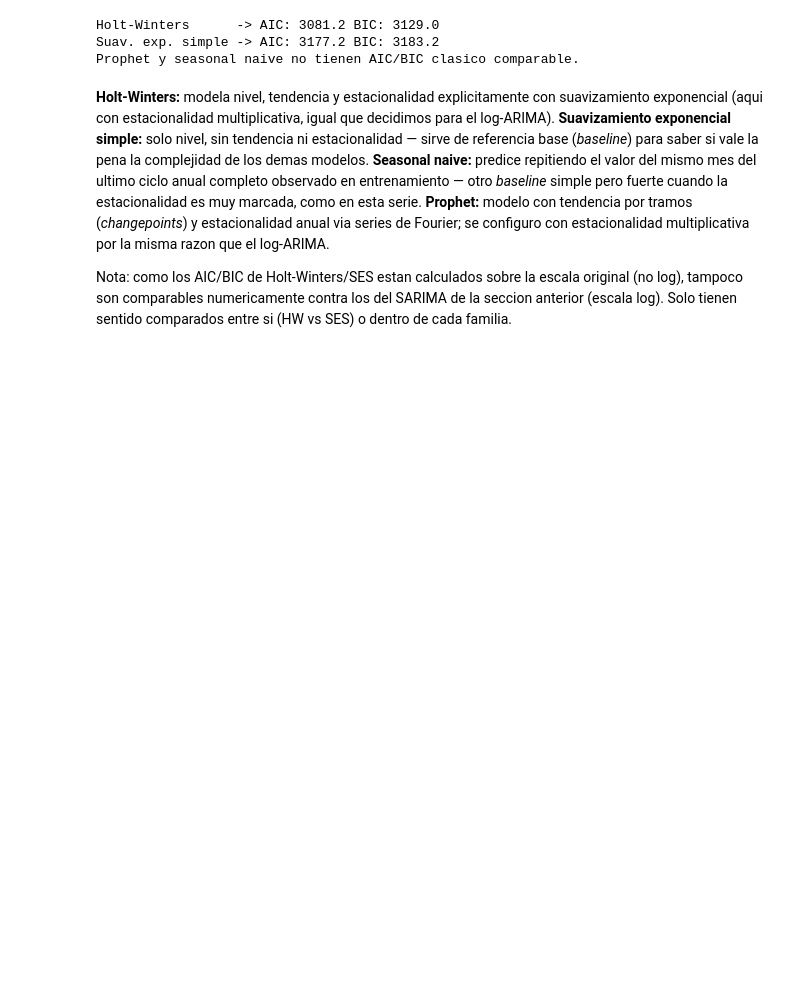
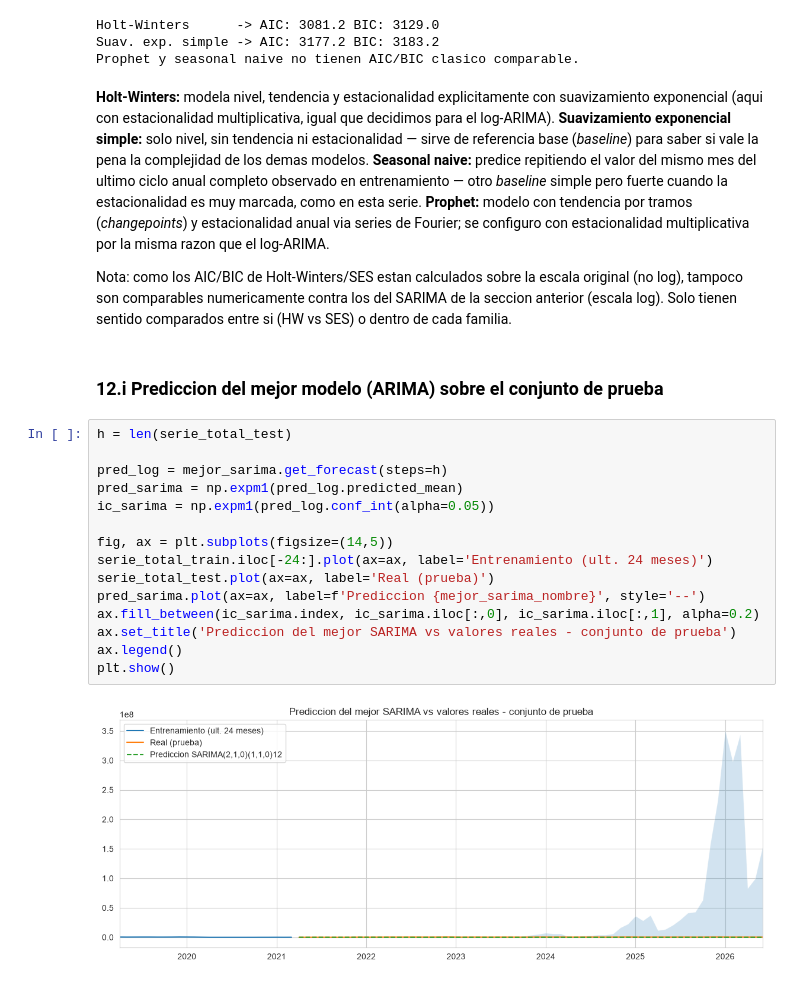
Before and after one commit to DavidDominguez-11/DS-Lab1, a Jupyter notebook: Lab1_Series_de_Tiempo.ipynb, the cells around one changed output. Saved outputs shown, nothing was run; the diff lists cells and outputs as text; blank space fills up the shorter version.

Commit message:
prediccion, comparacion y seleccion

```diff
--- a/Lab1_Series_de_Tiempo.ipynb
+++ b/Lab1_Series_de_Tiempo.ipynb
@@ -905,3 +905,22 @@ Prophet y seasonal naive no tienen AIC/BIC clasico comparable.
 **Holt-Winters:** modela nivel, tendencia y estacionalidad explicitamente con suavizamiento exponencial (aqui con estacionalidad multiplicativa, igual que decidimos para el log-ARIMA). **Suavizamiento exponencial simple:** solo nivel, sin tendencia ni estacionalidad — sirve de referencia base (*baseline*) para saber si vale la pena la complejidad de los demas modelos. **Seasonal naive:** predice repitiendo el valor del mismo mes del ultimo ciclo anual completo observado en entrenamiento — otro *baseline* simple pero fuerte cuando la estacionalidad es muy marcada, como en esta serie. **Prophet:** modelo con tendencia por tramos (*changepoints*) y estacionalidad anual via series de Fourier; se configuro con estacionalidad multiplicativa por la misma razon que el log-ARIMA.
 
 Nota: como los AIC/BIC de Holt-Winters/SES estan calculados sobre la escala original (no log), tampoco son comparables numericamente contra los del SARIMA de la seccion anterior (escala log). Solo tienen sentido comparados entre si (HW vs SES) o dentro de cada familia.
+# %% [markdown]
+### 12.i Prediccion del mejor modelo (ARIMA) sobre el conjunto de prueba
+# %%
+h = len(serie_total_test)
+
+pred_log = mejor_sarima.get_forecast(steps=h)
+pred_sarima = np.expm1(pred_log.predicted_mean)
+ic_sarima = np.expm1(pred_log.conf_int(alpha=0.05))
+
+fig, ax = plt.subplots(figsize=(14,5))
+serie_total_train.iloc[-24:].plot(ax=ax, label='Entrenamiento (ult. 24 meses)')
+serie_total_test.plot(ax=ax, label='Real (prueba)')
+pred_sarima.plot(ax=ax, label=f'Prediccion {mejor_sarima_nombre}', style='--')
+ax.fill_between(ic_sarima.index, ic_sarima.iloc[:,0], ic_sarima.iloc[:,1], alpha=0.2)
+ax.set_title('Prediccion del mejor SARIMA vs valores reales - conjunto de prueba')
+ax.legend()
+plt.show()
+# %% [output]
+[figure, added]
```
Also changed, not shown: parts of 4 cells of this notebook.
